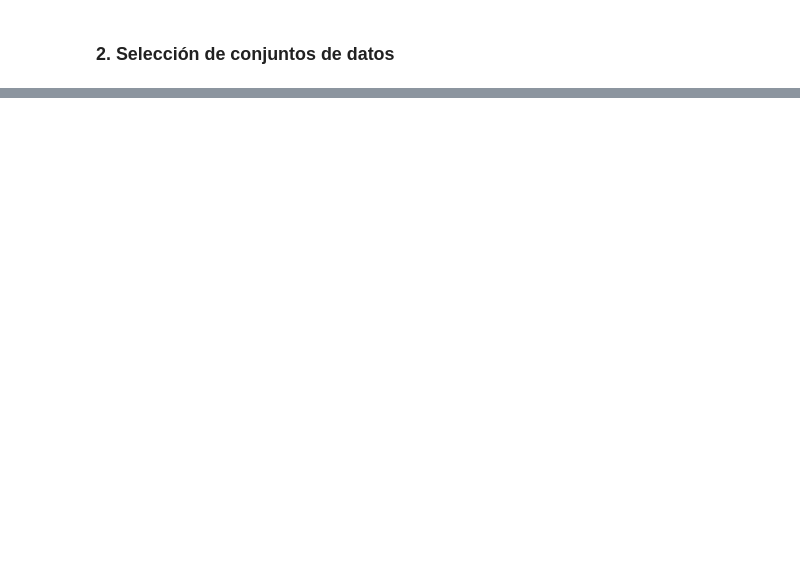
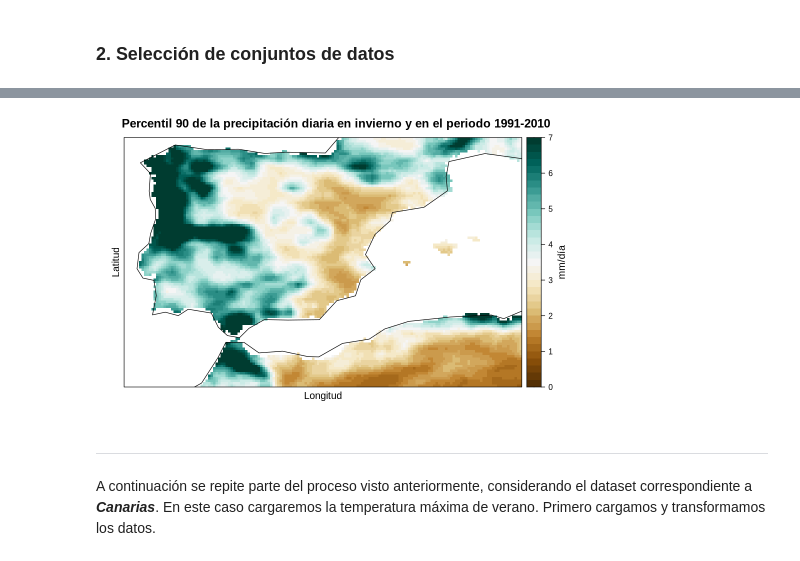
Before and after one commit to SantanderMetGroup/PTI-Clima-Datalab, a Jupyter notebook: Notebooks/R/dataset_ERA5-Land.ipynb, the cells around one changed output, grey strips where cells are left out. Cells and saved outputs as stored; diff of their text form; code cells hidden in the pictures; blank space fills up the shorter version.

```diff
--- a/Notebooks/R/dataset_ERA5-Land.ipynb
+++ b/Notebooks/R/dataset_ERA5-Land.ipynb
@@ -403,0 +274,2 @@ pad applied on the interval: month
+# %%
+pr.clim.p90 <- climatology(pr, clim.fun = list(FUN = "quantile", probs = 0.90, na.rm=TRUE))
@@ -403,0 +280,19 @@ pad applied on the interval: month
+# %%
+spatialPlot(pr.clim.p90,
+            at = seq(0, 7, 0.2),
+            set.max = 7,
+            set.min = 0,
+            main = "Percentil 90 de la precipitación diaria en invierno y en el periodo 1991-2010",
+            backdrop.theme = "coastline",
+            color.theme = "BrBG",
+            colorkey = list(space = "right",
+                            title = list("mm/día", cex = 1)
+                           ),
+            xlab = "Longitud",
+            ylab = "Latitud"
+           )
+# %% [output]
+[figure, added]
+# %% [markdown]
+----
+A continuación se repite parte del proceso visto anteriormente, considerando el dataset correspondiente a ***Canarias***. En este caso cargaremos la temperatura máxima de verano. Primero cargamos y transformamos los datos.
```
Also changed, not shown: parts of 97 cells of this notebook, 17 other files.
